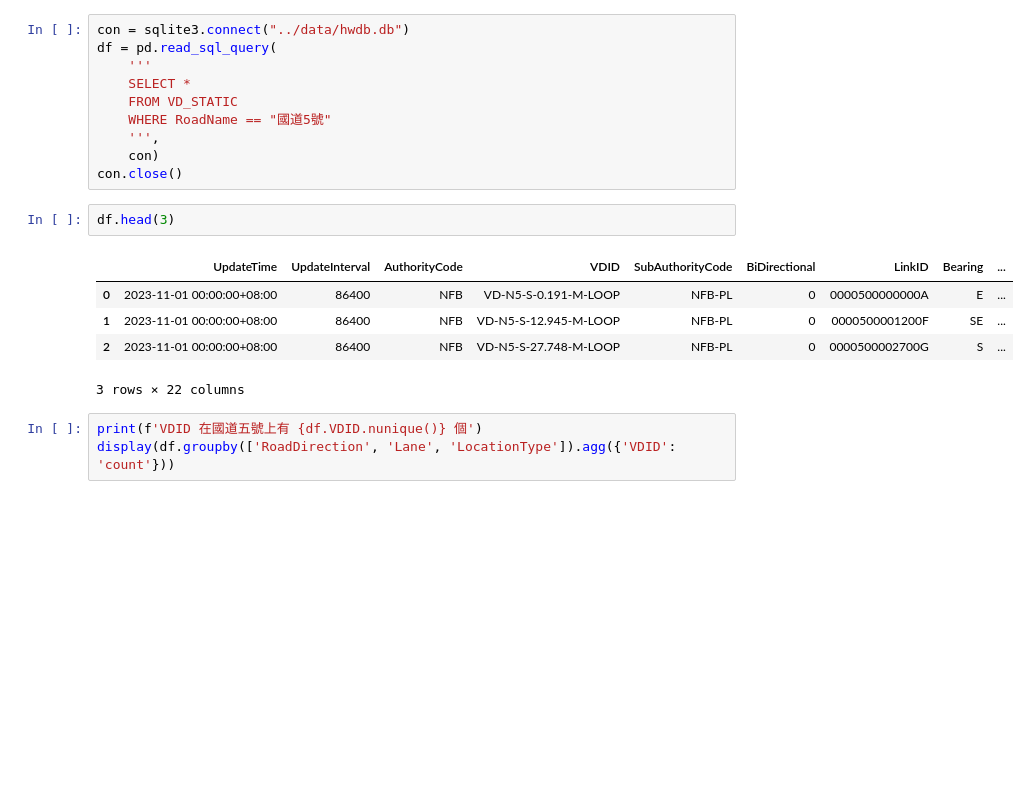
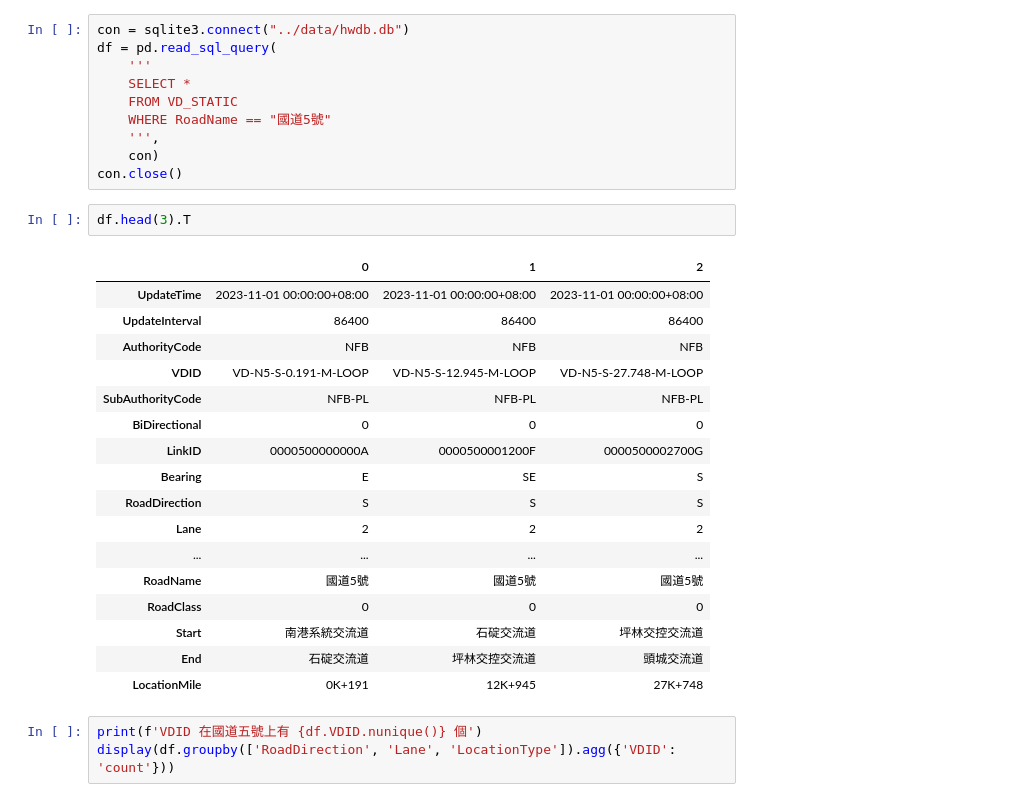
Before and after one commit to willim9313/Taiwan_Freeway5_TravelTime_Prediction, a Jupyter notebook: notebooks/eda_1st_all.ipynb, the cells around one changed output. Drawn from its saved outputs; the diff is of its cells as text; blank space fills up the shorter version.

```diff
--- a/notebooks/eda_1st_all.ipynb
+++ b/notebooks/eda_1st_all.ipynb
@@ -42,13 +37,25 @@ df = pd.read_sql_query(
     con)
 con.close()
 # %%
-df.head(3)
+df.head(3).T
 # %% [output]
-|  | UpdateTime | UpdateInterval | AuthorityCode | VDID | SubAuthorityCode | BiDirectional | LinkID | Bearing | ... |
-| 0 | 2023-11-01 00:00:00+08:00 | 86400 | NFB | VD-N5-S-0.191-M-LOOP | NFB-PL | 0 | 0000500000000A | E | ... |
-| 1 | 2023-11-01 00:00:00+08:00 | 86400 | NFB | VD-N5-S-12.945-M-LOOP | NFB-PL | 0 | 0000500001200F | SE | ... |
-| 2 | 2023-11-01 00:00:00+08:00 | 86400 | NFB | VD-N5-S-27.748-M-LOOP | NFB-PL | 0 | 0000500002700G | S | ... |
+|  | 0 | 1 | 2 |
+| UpdateTime | 2023-11-01 00:00:00+08:00 | 2023-11-01 00:00:00+08:00 | 2023-11-01 00:00:00+08:00 |
+| UpdateInterval | 86400 | 86400 | 86400 |
+| AuthorityCode | NFB | NFB | NFB |
+| VDID | VD-N5-S-0.191-M-LOOP | VD-N5-S-12.945-M-LOOP | VD-N5-S-27.748-M-LOOP |
+| SubAuthorityCode | NFB-PL | NFB-PL | NFB-PL |
+| BiDirectional | 0 | 0 | 0 |
+| LinkID | 0000500000000A | 0000500001200F | 0000500002700G |
+| Bearing | E | SE | S |
+| RoadDirection | S | S | S |
+| Lane | 2 | 2 | 2 |
+| ... | ... | ... | ... |
+| RoadName | 國道5號 | 國道5號 | 國道5號 |
+| RoadClass | 0 | 0 | 0 |
+| Start | 南港系統交流道 | 石碇交流道 | 坪林交控交流道 |
+| End | 石碇交流道 | 坪林交控交流道 | 頭城交流道 |
+| LocationMile | 0K+191 | 12K+945 | 27K+748 |
-3 rows × 22 columns
 # %%
 print(f'VDID 在國道五號上有 {df.VDID.nunique()} 個')
 display(df.groupby(['RoadDirection', 'Lane', 'LocationType']).agg({'VDID': 'count'}))
```
Also changed, not shown: parts of 73 cells of this notebook, 1 other file.
